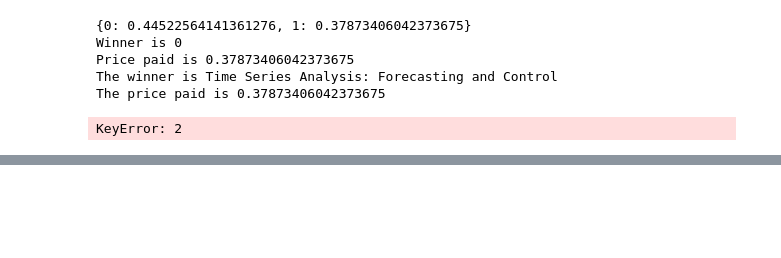
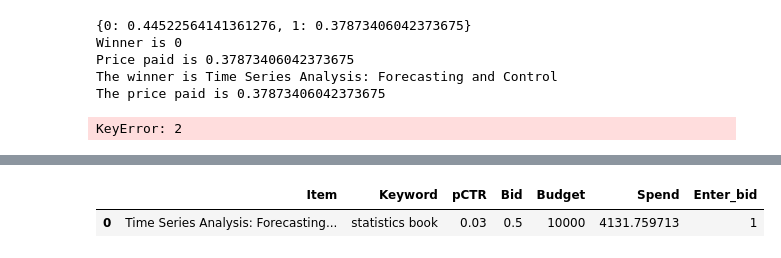
Before and after one commit to roolvp/advertising-control, a Jupyter notebook: 02_Sponsored_Search_Campaign_Budget_Pacing.ipynb, the cells around one changed output, grey strips where cells are left out. Saved outputs shown, nothing was run; the diff lists cells and outputs as text; code cells hidden in the pictures; blank space fills up the shorter version.

```diff
--- a/02_Sponsored_Search_Campaign_Budget_Pacing.ipynb
+++ b/02_Sponsored_Search_Campaign_Budget_Pacing.ipynb
@@ -200,3 +238,8 @@ items_keywords_df
+# %%
+test_df[test_df['Enter_bid'] == 1]
+# %% [output]
+|  | Item | Keyword | pCTR | Bid | Budget | Spend | Enter_bid |
+| 0 | Time Series Analysis: Forecasting... | statistics book | 0.03 | 0.5 | 10000 | 4131.759713 | 1 |
 # %%
 # Introduce budget constraints
 # Introduce pacing algorithms
```
Also changed, not shown: parts of 8 cells of this notebook.
